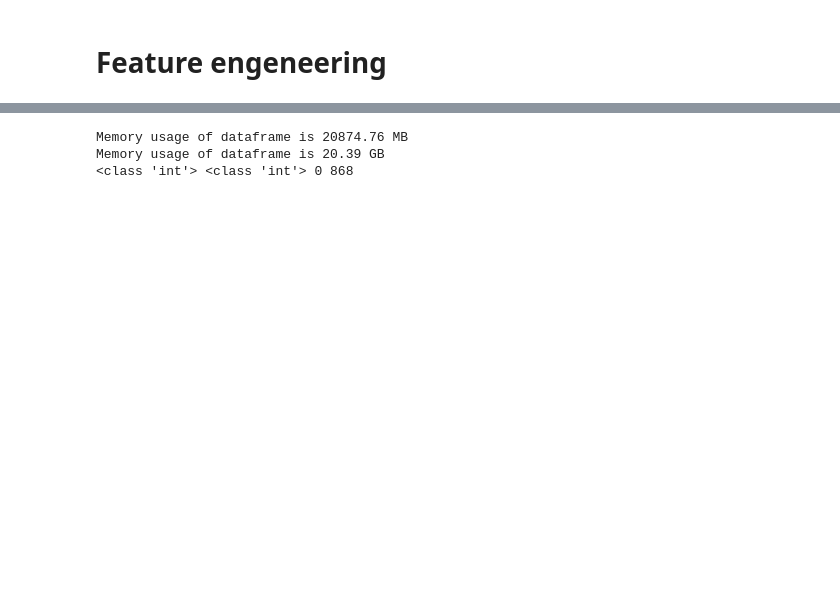
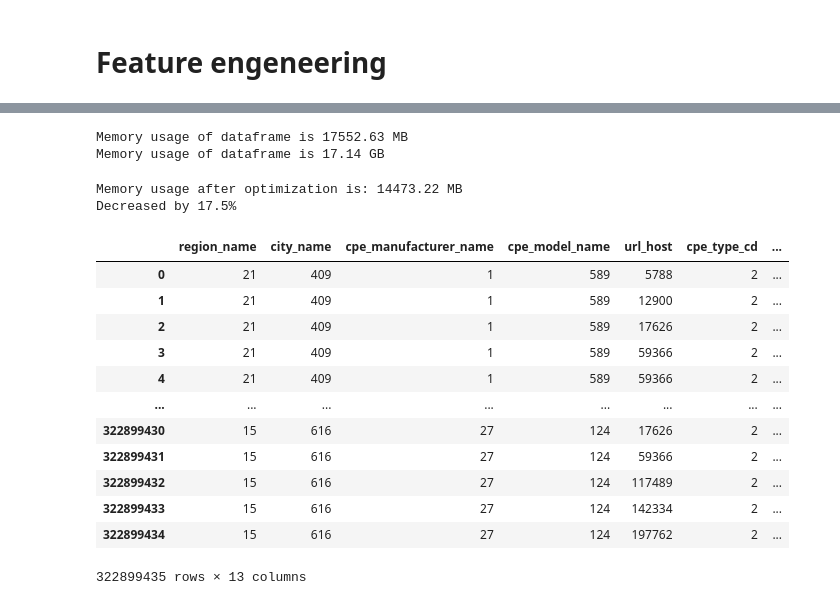
Before and after one commit to shockless/mts-ml-cup, a Jupyter notebook: seq2seq_baseline.ipynb, the cells around one changed output, grey strips where cells are left out. Cells and saved outputs as stored; diff of their text form; code cells hidden in the pictures; blank space fills up the shorter version.

```diff
--- a/seq2seq_baseline.ipynb
+++ b/seq2seq_baseline.ipynb
@@ -187,15 +136,29 @@ shape: (322899435, 13)
 # %%
-df = polars_string_to_cat(df,
+df = pandas_string_to_cat(df,
                             [
                             "domain",
                             "url_host"
                             ]
                            )
 df
 # %% [output]
-Memory usage of dataframe is 20874.76 MB
-Memory usage of dataframe is 20.39 GB
-<class 'int'> <class 'int'> 0 868
+Memory usage of dataframe is 17552.63 MB
+Memory usage of dataframe is 17.14 GB
+Memory usage after optimization is: 14473.22 MB
+Decreased by 17.5%
+|  | region_name | city_name | cpe_manufacturer_name | cpe_model_name | url_host | cpe_type_cd | ... |
+| 0 | 21 | 409 | 1 | 589 | 5788 | 2 | ... |
+| 1 | 21 | 409 | 1 | 589 | 12900 | 2 | ... |
+| 2 | 21 | 409 | 1 | 589 | 17626 | 2 | ... |
+| 3 | 21 | 409 | 1 | 589 | 59366 | 2 | ... |
+| 4 | 21 | 409 | 1 | 589 | 59366 | 2 | ... |
+| ... | ... | ... | ... | ... | ... | ... | ... |
+| 322899430 | 15 | 616 | 27 | 124 | 17626 | 2 | ... |
+| 322899431 | 15 | 616 | 27 | 124 | 59366 | 2 | ... |
+| 322899432 | 15 | 616 | 27 | 124 | 117489 | 2 | ... |
+| 322899433 | 15 | 616 | 27 | 124 | 142334 | 2 | ... |
+| 322899434 | 15 | 616 | 27 | 124 | 197762 | 2 | ... |
+322899435 rows × 13 columns
 # %%
 df = polars_reduce_mem_usage(get_timestamp(df))
 df
```
Also changed, not shown: parts of 5 cells of this notebook, 2 other files.
